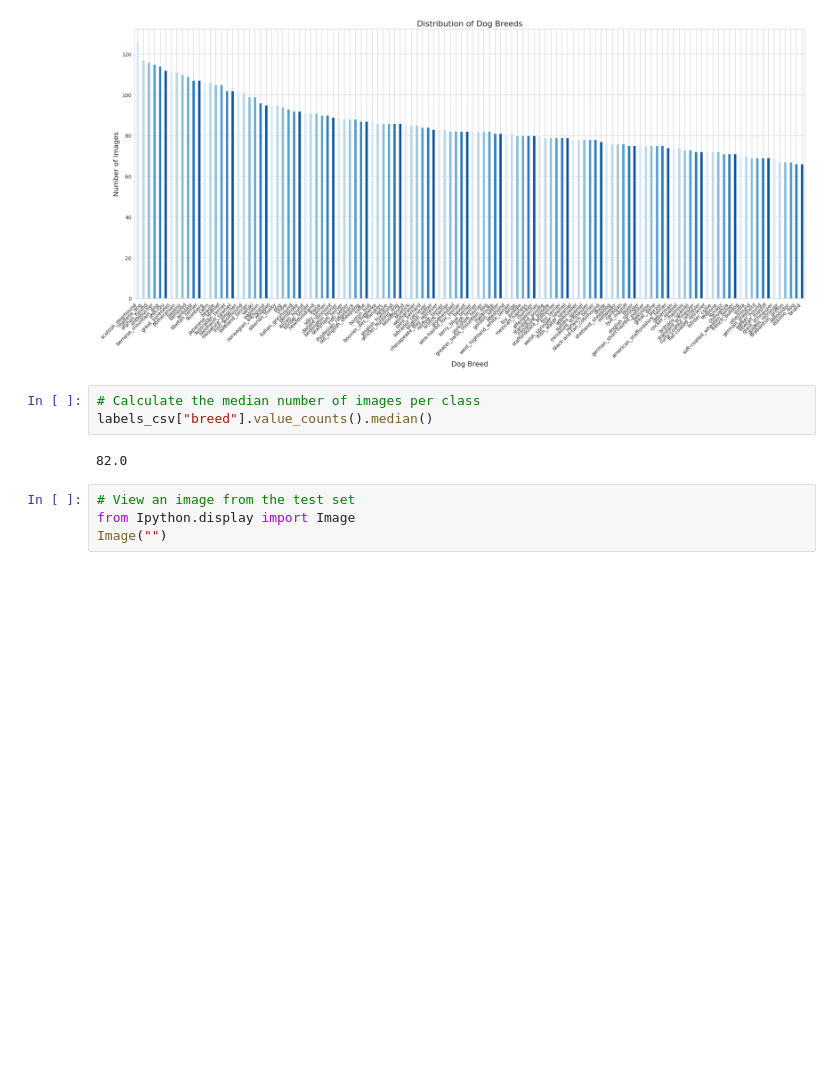
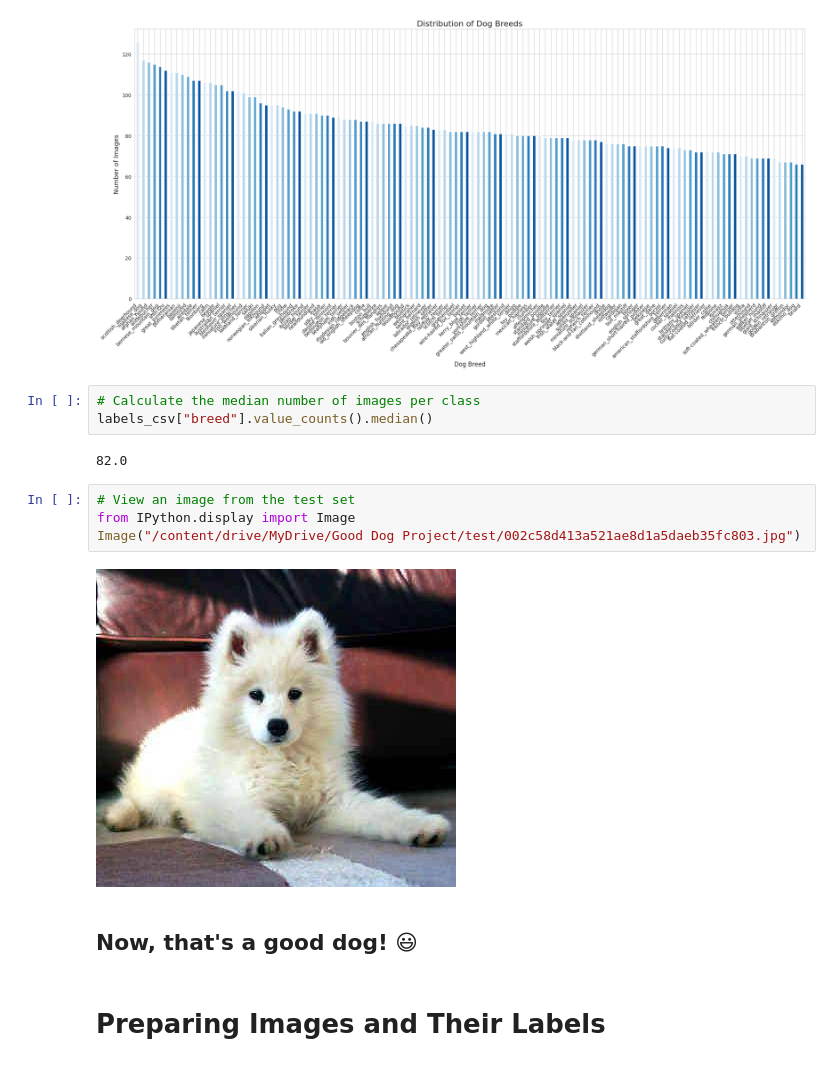
Before and after one commit to hmblackwood/The-Good-Dog-Project, a Jupyter notebook: The_Good_Dog_Project.ipynb, the cells around one changed output. Saved outputs shown, nothing was run; the diff lists cells and outputs as text; blank space fills up the shorter version.

```diff
--- a/The_Good_Dog_Project.ipynb
+++ b/The_Good_Dog_Project.ipynb
@@ -128,5 +128,11 @@ labels_csv["breed"].value_counts().median()
 82.0
 # %%
 # View an image from the test set
-from Ipython.display import Image
-Image("")
+from IPython.display import Image
+Image("/content/drive/MyDrive/Good Dog Project/test/002c58d413a521ae8d1a5daeb35fc803.jpg")
+# %% [output]
+[figure, added]
+# %% [markdown]
+## Now, that's a good dog! 😃
+# %% [markdown]
+# Preparing Images and Their Labels
```
Also changed, not shown: parts of 21 cells of this notebook.
